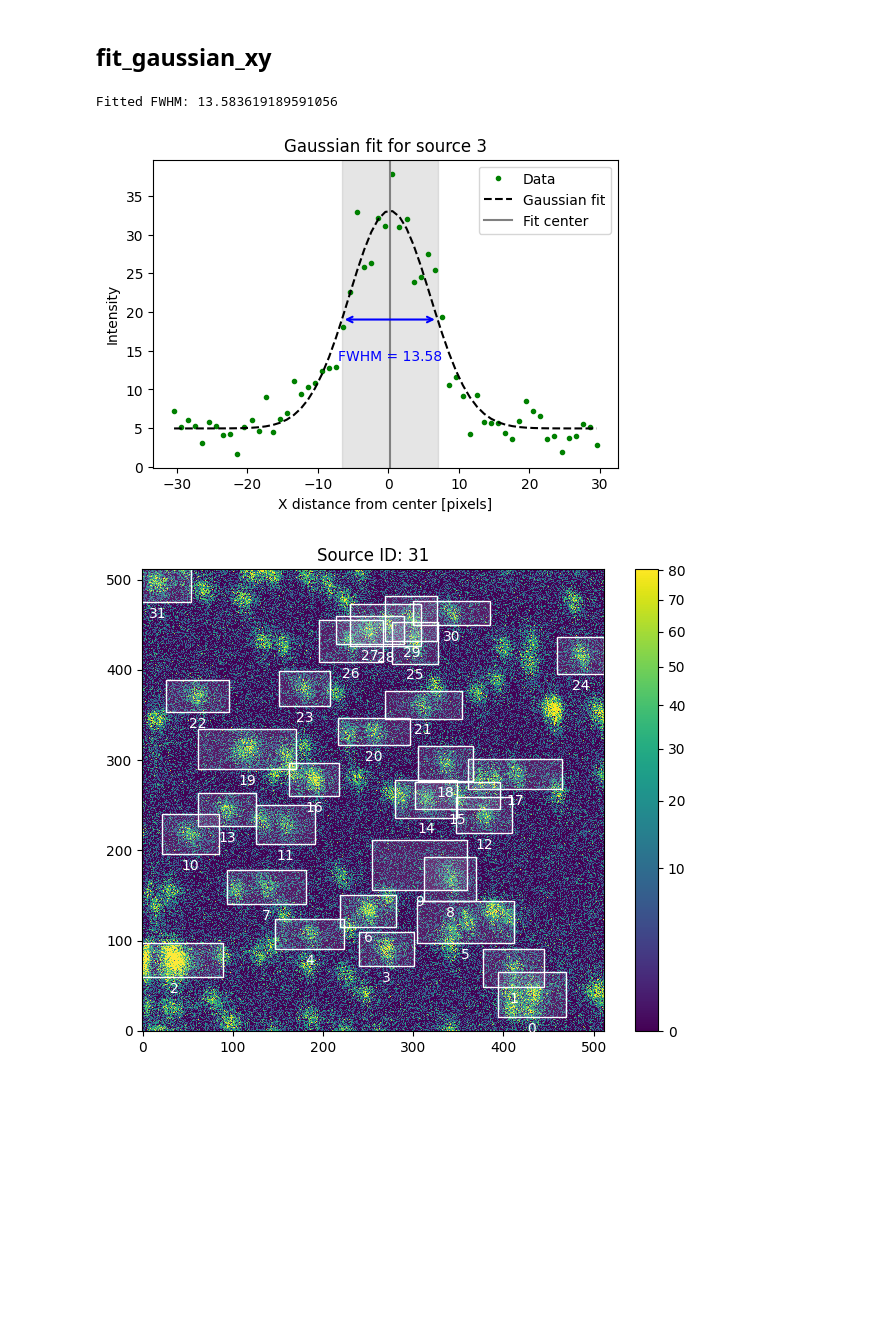
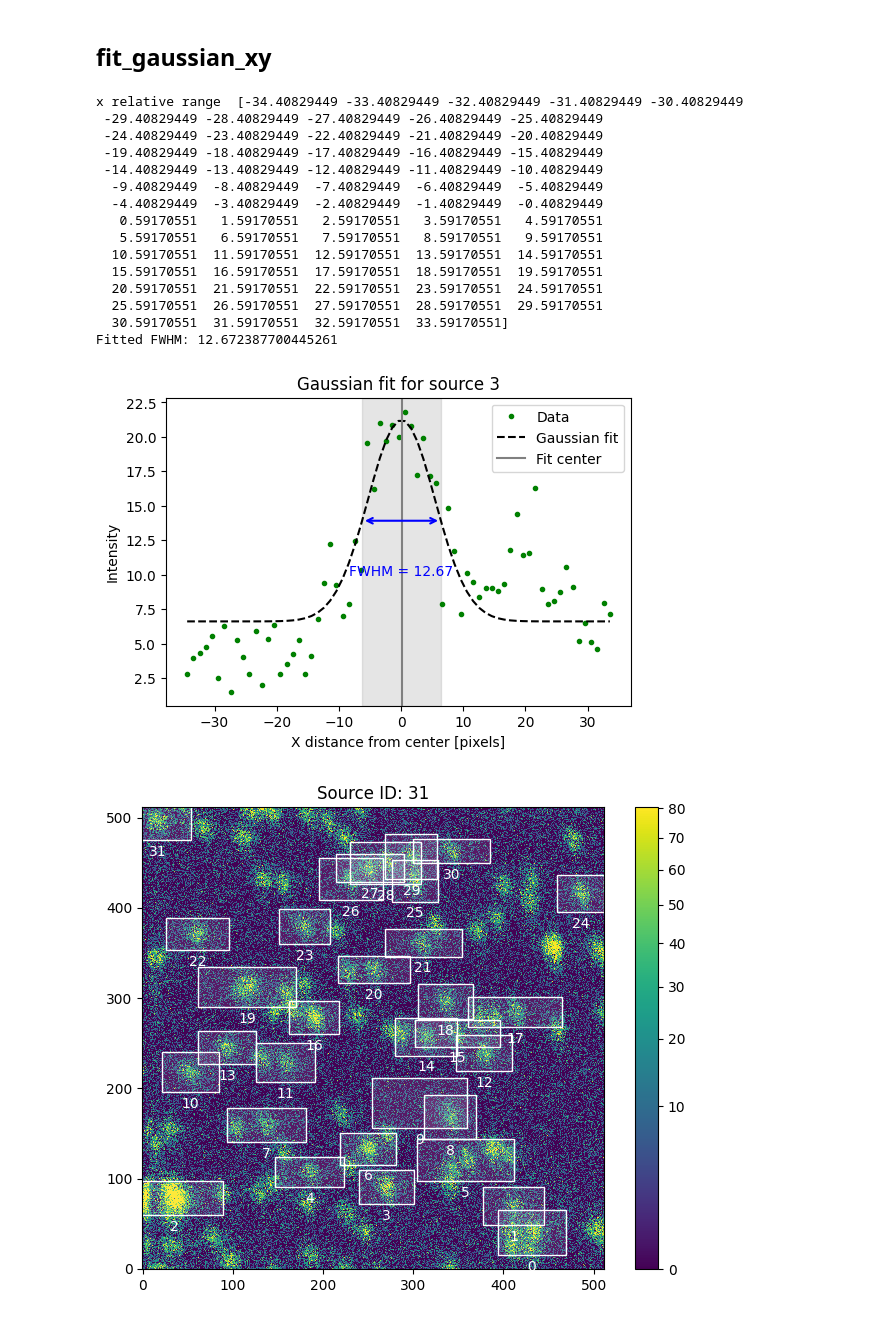
Before and after one commit to nebula0/FWHM-measure, a Jupyter notebook: FWHM.ipynb, the cells around one changed output. Drawn from its saved outputs; the diff is of its cells as text; code cells hidden in the pictures; blank space fills up the shorter version.

```diff
--- a/FWHM.ipynb
+++ b/FWHM.ipynb
@@ -117,7 +117,7 @@ from photutils.detection import DAOStarFinder
 from astropy.stats import sigma_clipped_stats
 import scipy
 
-def find_source(data, sigma=100.0, fwhm=12.0, threshold_times=5.):
+def find_source(data, sigma=100.0, fwhm=7.0, threshold_times=5.):
     mean, median, std = sigma_clipped_stats(data, sigma=sigma)
     daofind = DAOStarFinder(fwhm=fwhm, threshold=threshold_times*std)
     sources = daofind(data - median)
@@ -184,7 +184,7 @@ QTable length=42
 # %%
 from astropy.modeling import models, fitting
 
-def FWHM(Qtable, data, sub_size_half=6):
+def FWHM2d(Qtable, data, sub_size_half=6):
     '''
     return fwhm_x_list, fwhm_y_list, mask
     mask is a boolen vector, if star distance to image margin
@@ -194,7 +194,7 @@ def FWHM(Qtable, data, sub_size_half=6):
     fwhm_y_list = []
     mask = []
     for i in range(len(Qtable)):
-        xc, yc = Qtable['xcentroid'][i], Qtable['ycentroid'][i]  # 你需要替换为你的星星位置
+        xc, yc = Qtable['xcentroid'][i], Qtable['ycentroid'][i]
 
         # 如果需要，选取一个子区域进行拟合
         # 例如，取以 (x, y) 为中心的 12 x 12 像素区域
@@ -222,11 +222,15 @@ def FWHM(Qtable, data, sub_size_half=6):
         fitted_g = fit_f(f_init, x, y, sub_data)
 
 
+        # print(dir(fitted_g))           # 列出所有屬性和方法
+        print(fitted_g.parameters)     # 列出所有參數名稱
+        print(fitted_g.__dict__)       # 列出所有屬性和值
         # 计算 FWHM
         fwhm_x = 2.355 * fitted_g.x_stddev.value
         fwhm_y = 2.355 * fitted_g.y_stddev.value
 
         fwhm_x_list.append(fwhm_x)
         fwhm_y_list.append(fwhm_y)
+        # plot_2d_gaussian_profile(sub_data, fitted_g)
 
     return fwhm_x_list, fwhm_y_list, mask
@@ -233,7 +264,7 @@ def FWHM(Qtable, data, sub_size_half=6):
 # %% [markdown]
 ### testing
 # %%
-x_fwhm, y_fwhm, mask = FWHM(source, image_clean_bg, sub_size_half=12)
+x_fwhm, y_fwhm, mask = FWHM2d(source, image_clean_bg, sub_size_half=12)
 source['x_fwhm'] = x_fwhm
 source['y_fwhm'] = y_fwhm
 source = source[mask]
@@ -547,12 +665,26 @@ def plot_x_cut_gaussian(image, sources, sourceID, factor=1, ax=None):
 # %%
-fit_params, ax = plot_x_cut_gaussian(image_clean_bg, source, sourceID = 3, factor = factor)
+fit_params, ax = plot_xy_cut_gaussian(image_clean_bg, source, sourceID = 1, axis = 'y', factor = factor)
 ax.set_title(f"Gaussian fit for source {3:d}")
 amp, mu, sigma, offset = fit_params # mu 是中心, sigma 是標準差
 fwhm_fit = sigma * 2.355
 print("Fitted FWHM:", fwhm_fit)
 # %% [output]
-Fitted FWHM: 13.583619189591056
+x relative range  [-34.40829449 -33.40829449 -32.40829449 -31.40829449 -30.40829449
+ -29.40829449 -28.40829449 -27.40829449 -26.40829449 -25.40829449
+ -24.40829449 -23.40829449 -22.40829449 -21.40829449 -20.40829449
+ -19.40829449 -18.40829449 -17.40829449 -16.40829449 -15.40829449
+ -14.40829449 -13.40829449 -12.40829449 -11.40829449 -10.40829449
+  -9.40829449  -8.40829449  -7.40829449  -6.40829449  -5.40829449
+  -4.40829449  -3.40829449  -2.40829449  -1.40829449  -0.40829449
+   0.59170551   1.59170551   2.59170551   3.59170551   4.59170551
+   5.59170551   6.59170551   7.59170551   8.59170551   9.59170551
+  10.59170551  11.59170551  12.59170551  13.59170551  14.59170551
+  15.59170551  16.59170551  17.59170551  18.59170551  19.59170551
+  20.59170551  21.59170551  22.59170551  23.59170551  24.59170551
+  25.59170551  26.59170551  27.59170551  28.59170551  29.59170551
+  30.59170551  31.59170551  32.59170551  33.59170551]
+Fitted FWHM: 12.672387700445261
-[figure, old version]
+[figure, new version]
 # %%
 import matplotlib.patches as patches
 
```
Also changed, not shown: parts of 7 cells of this notebook, 8 other files.
